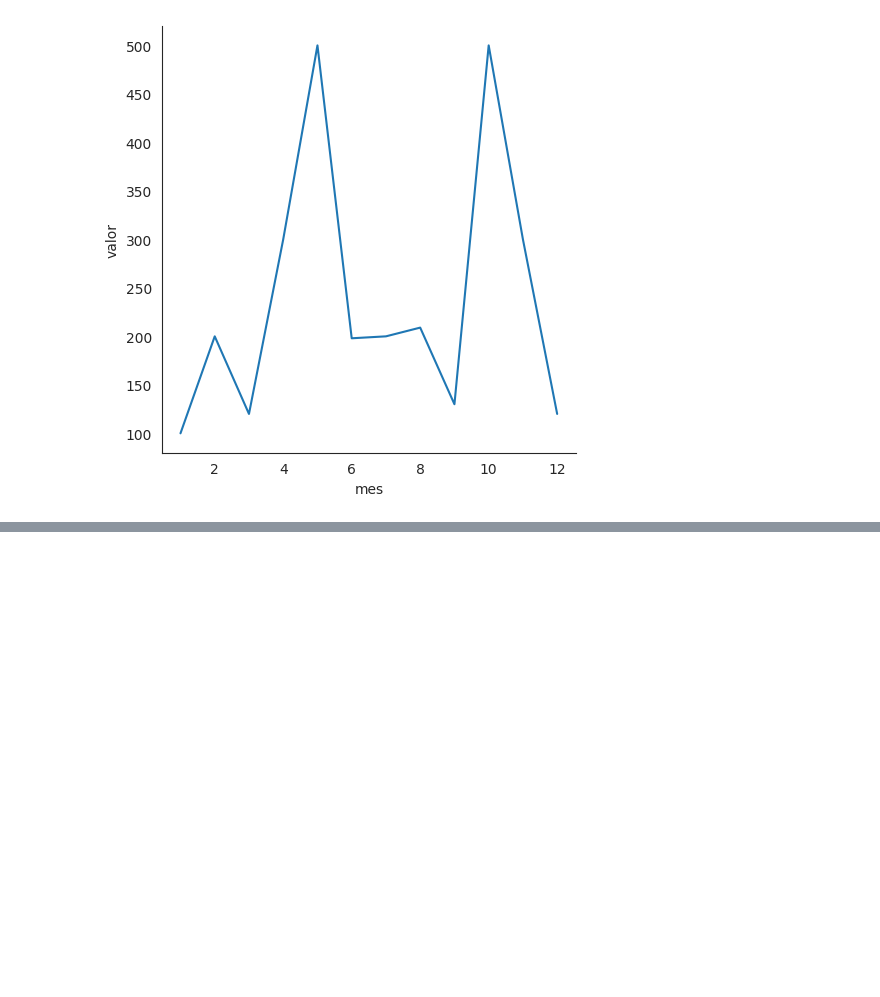
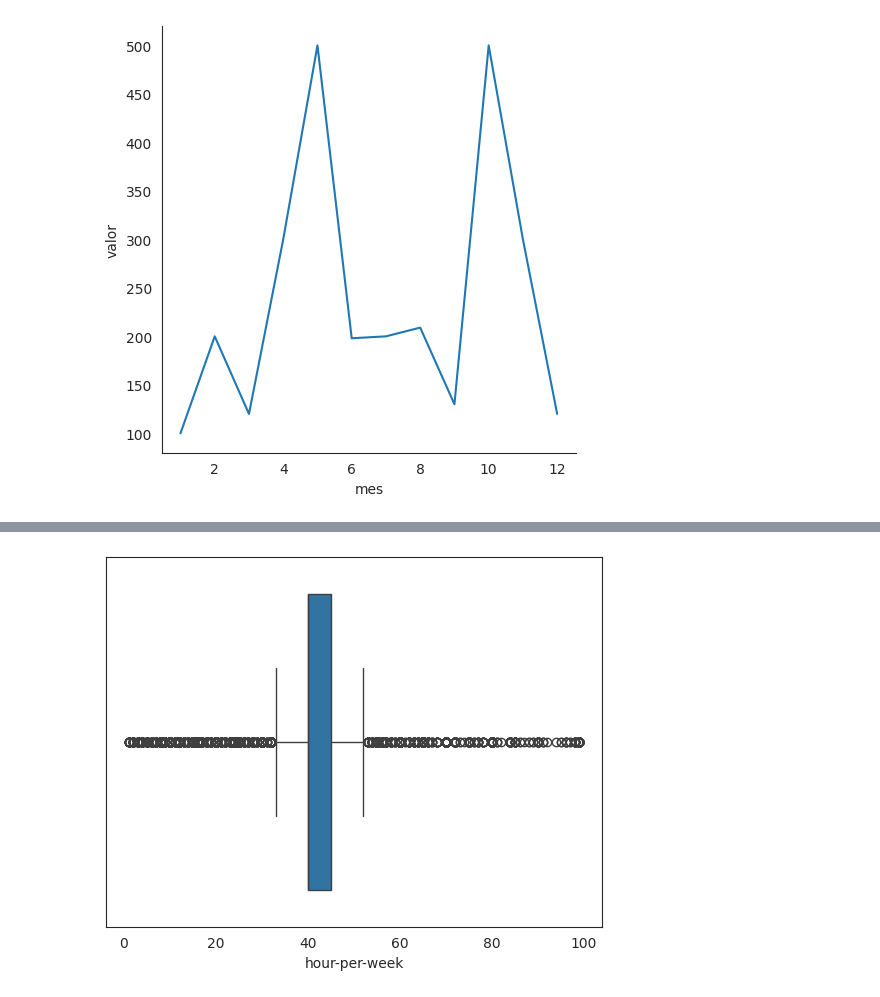
Before and after one commit to HammadN98/Curso_Estatistica, a Jupyter notebook: S10Graficos.ipynb, the cells around one changed output, grey strips where cells are left out. Drawn from its saved outputs; the diff is of its cells as text; code cells hidden in the pictures; blank space fills up the shorter version.

```diff
--- a/S10Graficos.ipynb
+++ b/S10Graficos.ipynb
@@ -87,0 +110,4 @@ sns.relplot(x='mes', y='valor', kind='line', data=vendas_df)
+# %%
+sns.boxplot(x=dados['hour-per-week']);
+# %% [output]
+[figure, added]
```
Also changed, not shown: parts of 5 cells of this notebook.
